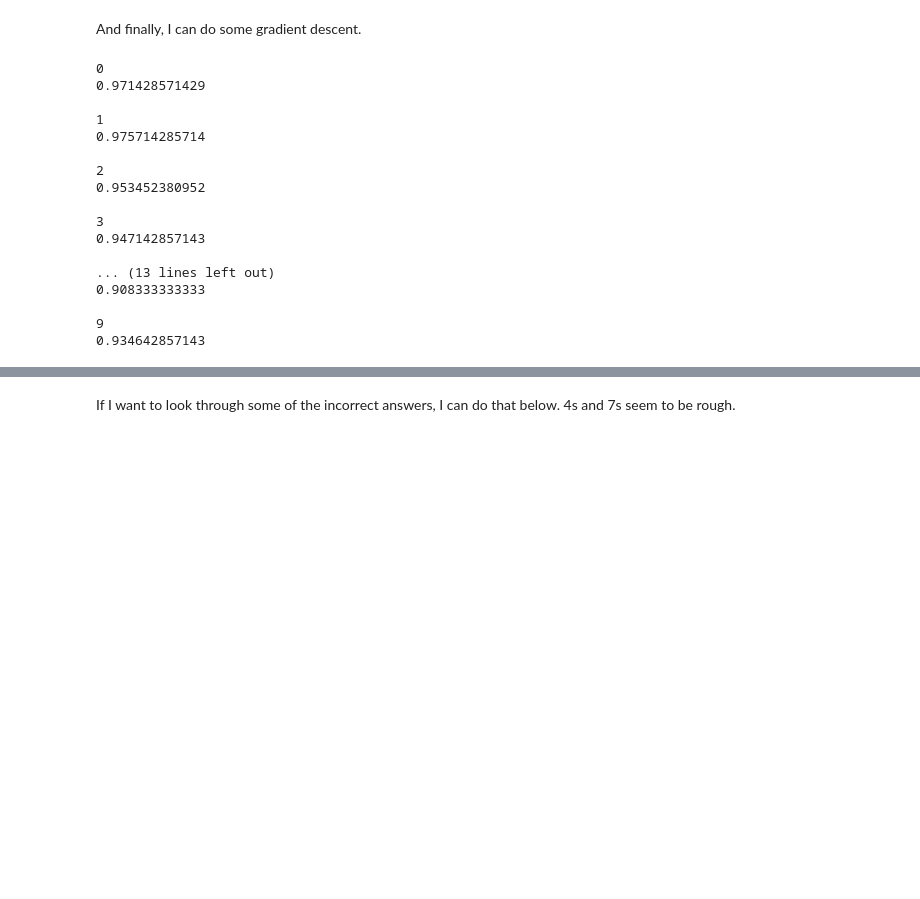
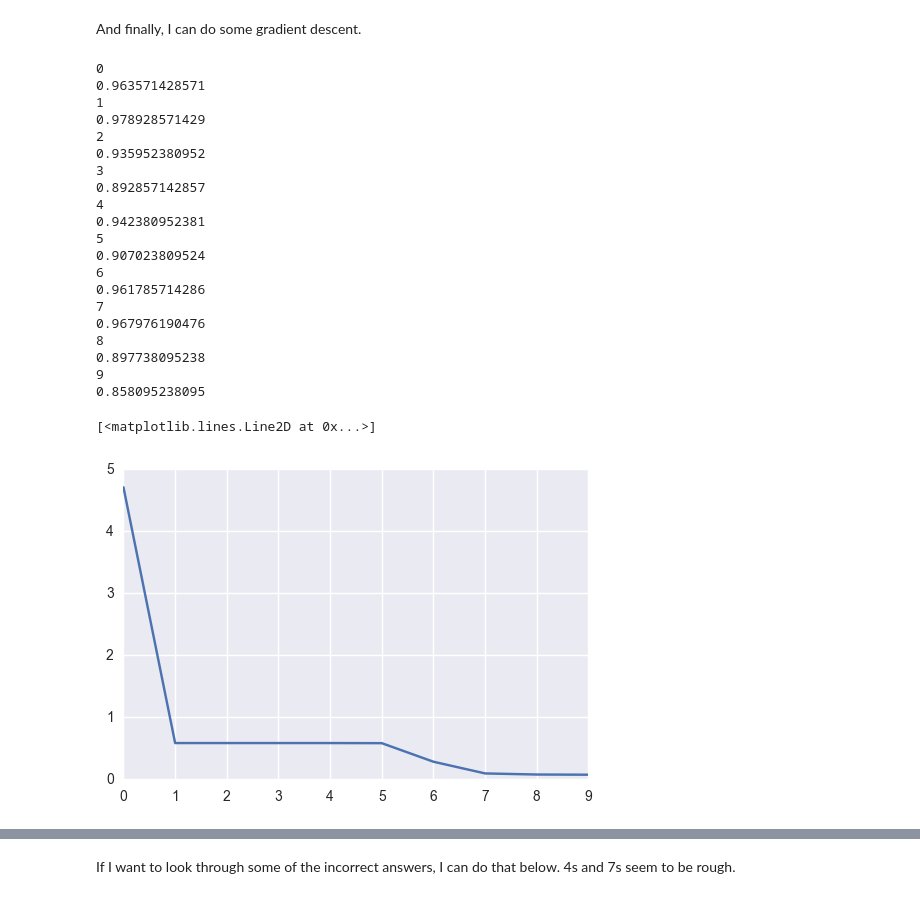
Before and after one commit to keklarup/DigitRecognizer, a Jupyter notebook: DigitRecog_Basic_Log_Reg_Compressed.ipynb, the cells around one changed output, grey strips where cells are left out. Drawn from its saved outputs; the diff is of its cells as text; code cells hidden in the pictures; blank space fills up the shorter version.

```diff
--- a/DigitRecog_Basic_Log_Reg_Compressed.ipynb
+++ b/DigitRecog_Basic_Log_Reg_Compressed.ipynb
@@ -83,36 +87,42 @@ for x in [0,1,2,3,4,5,6,7,8,9]:
     X=df2.iloc[trainIndex,2:].values;
     Theta=np.random.rand(len(df2.iloc[1,2:]));
     y=df2.iloc[trainIndex,1].values;
-    alpha=.00001
+    alpha=.0001
     CF=[];
-    err=0
-    for i in range(0,150):
+    for i in range(0,10):
         CF.append(CostFunction(y,Theta,X));
         Theta=GradDescent(y,Theta,X,alpha)
     print(x)
     cvX=df2.iloc[cvIndex,2:].values;
     cvy=df2.iloc[cvIndex,1].values;
     print(np.sum((sigmoid(Theta,cvX)>.5)==(cvy==1))/len(cvy)) #check for high percent for CV set in 1-vs-all system.
-    print(' ')
     dfCV['cv%s'%(x)]=sigmoid(Theta,cvX) #append results to dfCV for future analysis.
 # %% [output]
 0
-0.971428571429
-
+0.963571428571
 1
-0.975714285714
-
+0.978928571429
 2
-0.953452380952
-
+0.935952380952
 3
-0.947142857143
-
-... (13 lines left out)
-0.908333333333
-
+0.892857142857
+4
+0.942380952381
+5
+0.907023809524
+6
+0.961785714286
+7
+0.967976190476
+8
+0.897738095238
 9
-0.934642857143
+0.858095238095
+# %%
+plt.plot(np.arange(0,len(CF)),CF)
+# %% [output]
+[<matplotlib.lines.Line2D at 0x...>]
+[figure, added]
 # %%
 dfCV2=dfCV.copy()
 dfCV2.iloc[:,1:]=dfCV2.div(dfCV2.iloc[:,1:].max(axis=1),axis=0)
```
Also changed, not shown: parts of 8 cells of this notebook.
